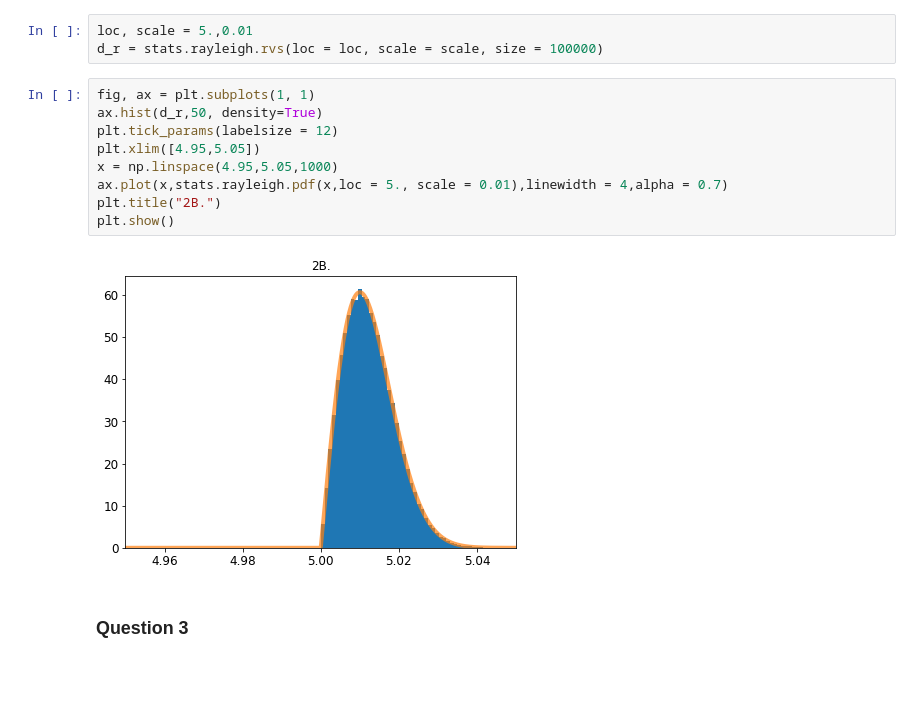
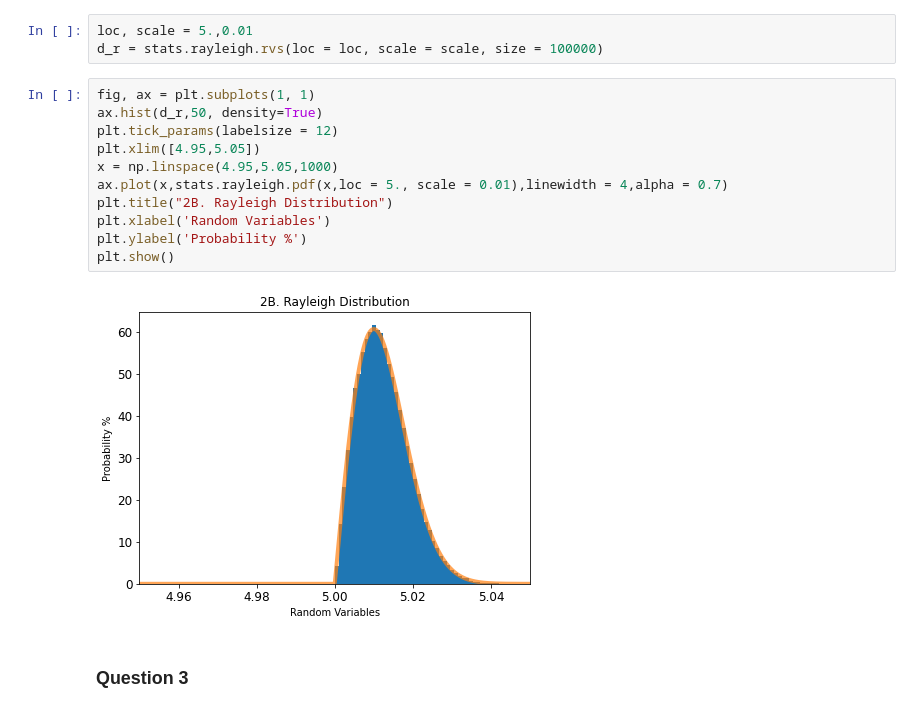
Before and after one commit to Noam-91/Advanced-Data-Analysis-Techniques-for-Large-Datasets, a Jupyter notebook: Lab #1.ipynb, the cells around one changed output. Drawn from its saved outputs; the diff is of its cells as text; blank space fills up the shorter version.

```diff
--- a/Lab #1.ipynb
+++ b/Lab #1.ipynb
@@ -57,14 +59,16 @@ d_r = stats.rayleigh.rvs(loc = loc, scale = scale, size = 100000)
 # %%
 fig, ax = plt.subplots(1, 1)
 ax.hist(d_r,50, density=True)
 plt.tick_params(labelsize = 12)
 plt.xlim([4.95,5.05])
 x = np.linspace(4.95,5.05,1000)
 ax.plot(x,stats.rayleigh.pdf(x,loc = 5., scale = 0.01),linewidth = 4,alpha = 0.7)
-plt.title("2B.")
+plt.title("2B. Rayleigh Distribution")
+plt.xlabel('Random Variables')
+plt.ylabel('Probability %')
 plt.show()
 # %% [output]
-[figure, old version]
+[figure, new version]
 # %% [markdown]
 ### Question 3
 # %% [markdown]
```
Also changed, not shown: parts of 15 cells of this notebook.
